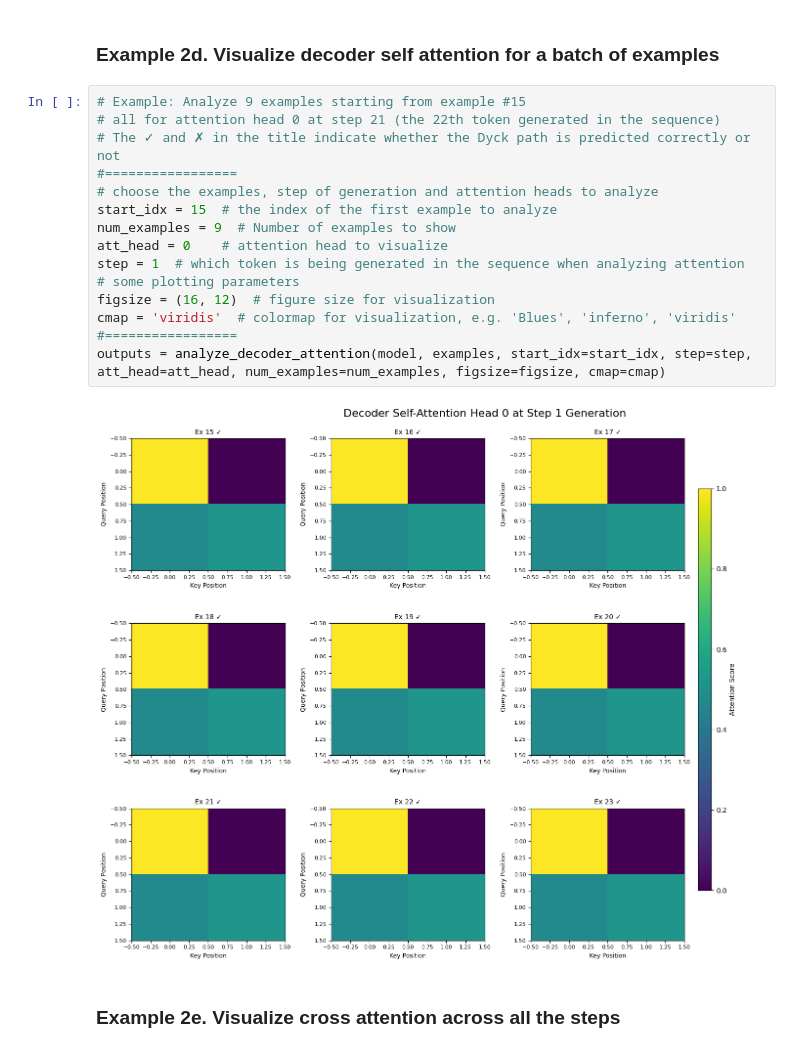
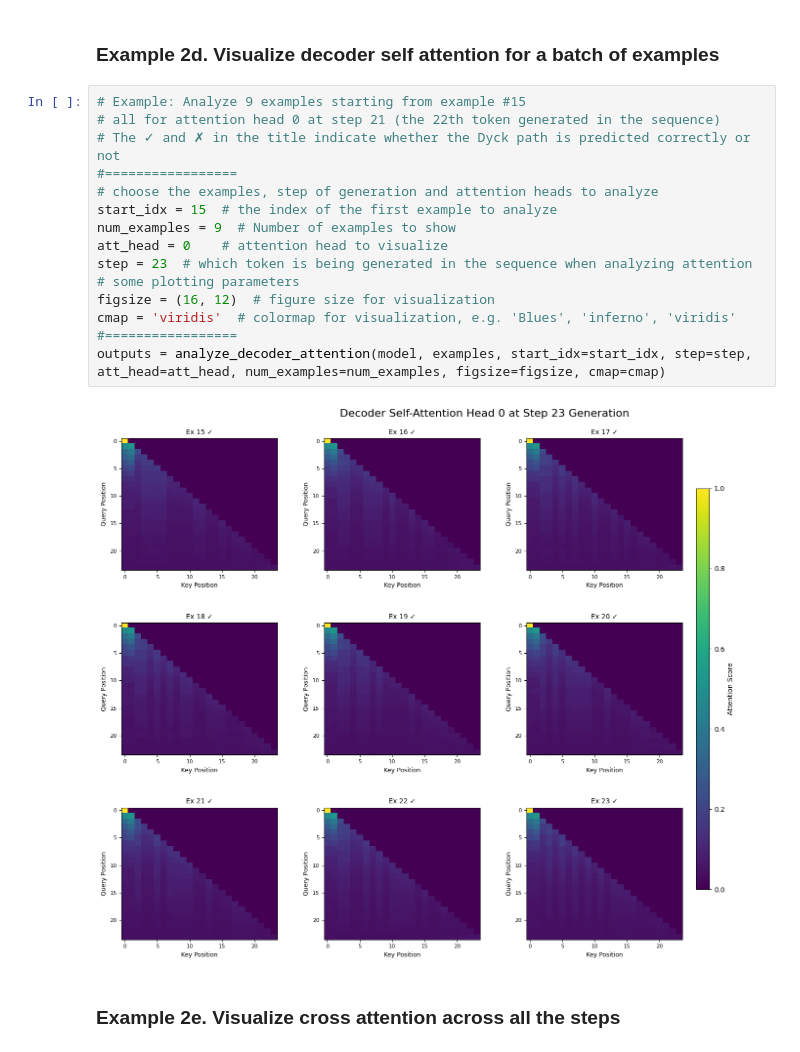
Before and after one commit to cocoxhuang/DyckTransformer, a Jupyter notebook: Analysis.ipynb, the cells around one changed output. Saved outputs shown, nothing was run; the diff lists cells and outputs as text.

```diff
--- a/Analysis.ipynb
+++ b/Analysis.ipynb
@@ -282,20 +168,20 @@ outputs = analyze_encoder_attention(model, examples, start_idx=start_idx, step=s
 # %%
 # Example: Analyze 9 examples starting from example #15
 # all for attention head 0 at step 21 (the 22th token generated in the sequence)
 # The ✓ and ✗ in the title indicate whether the Dyck path is predicted correctly or not
 #=================
 # choose the examples, step of generation and attention heads to analyze
 start_idx = 15  # the index of the first example to analyze
 num_examples = 9  # Number of examples to show
 att_head = 0    # attention head to visualize
-step = 1  # which token is being generated in the sequence when analyzing attention
+step = 23  # which token is being generated in the sequence when analyzing attention
 # some plotting parameters
 figsize = (16, 12)  # figure size for visualization
 cmap = 'viridis'  # colormap for visualization, e.g. 'Blues', 'inferno', 'viridis'
 #=================
 outputs = analyze_decoder_attention(model, examples, start_idx=start_idx, step=step, att_head=att_head, num_examples=num_examples, figsize=figsize, cmap=cmap)
 # %% [output]
-[figure, old version]
+[figure, new version]
 # %% [markdown]
 ### Example 2e. Visualize cross attention across all the steps
 # %%
```
Also changed, not shown: parts of 28 cells of this notebook, 16 other files.
